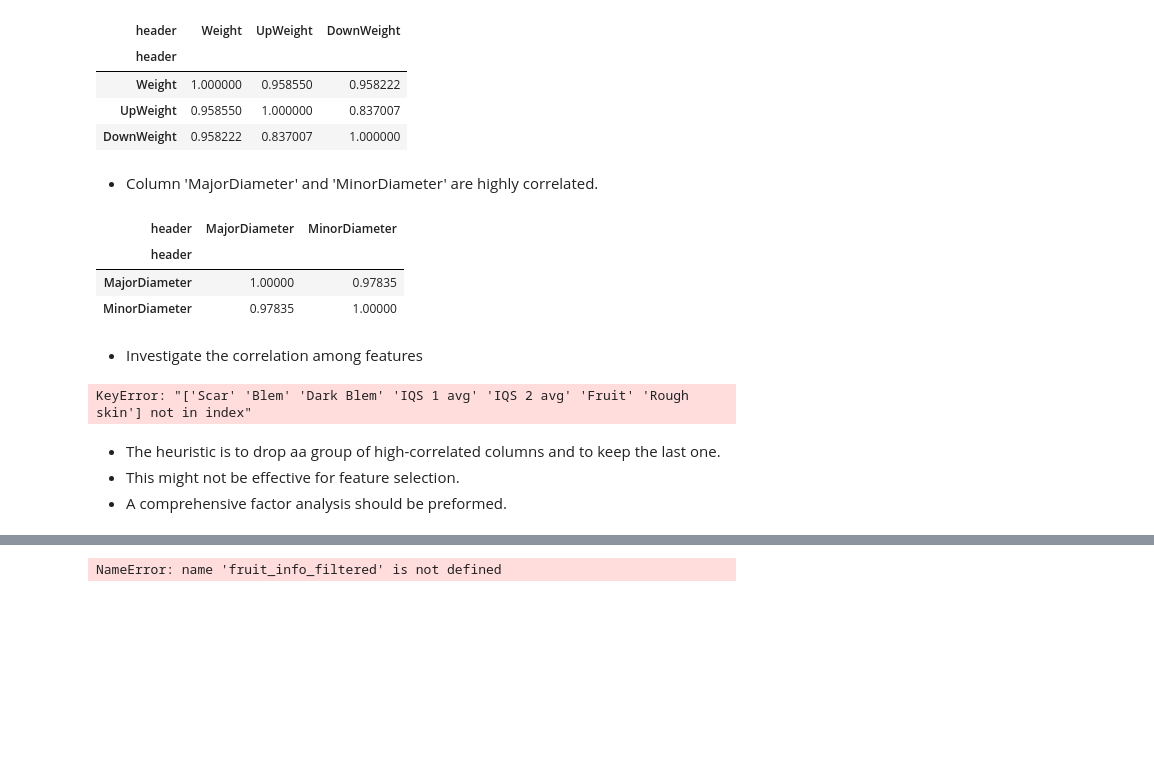
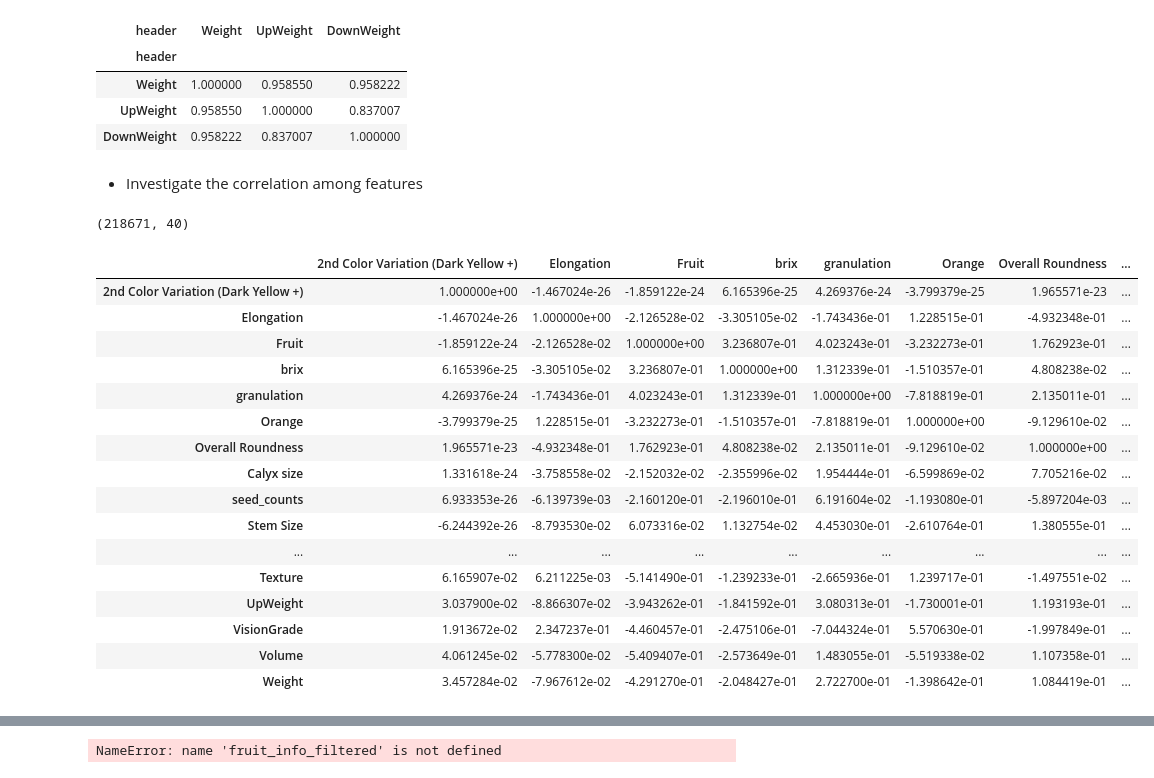
Before and after one commit to Heronalps/LREC_Project, a Jupyter notebook: notebooks/LREC_Project.ipynb, the cells around one changed output, grey strips where cells are left out. Saved outputs shown, nothing was run; the diff lists cells and outputs as text; code cells hidden in the pictures; blank space fills up the shorter version.

```diff
--- a/notebooks/LREC_Project.ipynb
+++ b/notebooks/LREC_Project.ipynb
@@ -82,33 +168,34 @@ df_weight.astype('float64').corr()
 | Weight | 1.000000 | 0.958550 | 0.958222 |
 | UpWeight | 0.958550 | 1.000000 | 0.837007 |
 | DownWeight | 0.958222 | 0.837007 | 1.000000 |
-# %% [markdown]
-* Column 'MajorDiameter' and 'MinorDiameter' are highly correlated.
-# %%
-fruit_info[['MajorDiameter', 'MinorDiameter']].astype('float64').corr()
-# %% [output]
-| header | MajorDiameter | MinorDiameter |
-| header |  |  |
-| MajorDiameter | 1.00000 | 0.97835 |
-| MinorDiameter | 0.97835 | 1.00000 |
 # %% [markdown]
 * Investigate the correlation among features
-# %%
-fruit_info_filtered = fruit_info[['Weight', 'LR_Diff', 'MajorDiameter', 'Volume', 'SizerSize',
-                        'RodPulse', 'RodIndex', 'SizeName', 'Red', 'Red/Orange',
-                        'Dark Orange', 'Orange', 'Orange/Yellow', 'Yellow/Green', 'Green',
-                        'Scar', 'Texture', 'Blem', 'Dark Blem', 'Overall Roundness',
-                        'Trapeziod Angle (Deg)', 'Stem angle', 'Smoothness', 'Flatness',
-                        'Elongation', 'Calyx size', 'Stem Size', 'IQS 1 avg', 'IQS 2 avg',
-                        'Fruit', 'Rough skin', 'Fruit Center X (mm)', 'Fruit Center Y (mm)']]
-correlation_matrix = fruit_info_filtered.astype('float64').corr()
-correlation_matrix
-# %% [output]
-KeyError: "['Scar' 'Blem' 'Dark Blem' 'IQS 1 avg' 'IQS 2 avg' 'Fruit' 'Rough skin'] not in index"
-# %% [markdown]
-* The heuristic is to drop aa group of high-correlated columns and to keep the last one.
-* This might not be effective for feature selection.
-* A comprehensive factor analysis should be preformed.
+# %%
+df_feature.head()
+df_feature.shape
+# %% [output]
+(218671, 40)
+# %%
+correlation_matrix = df_feature.astype('float64').corr()
+correlation_matrix
+# %% [output]
+|  | 2nd Color Variation (Dark Yellow +) | Elongation | Fruit | brix | granulation | Orange | Overall Roundness | ... |
+| 2nd Color Variation (Dark Yellow +) | 1.000000e+00 | -1.467024e-26 | -1.859122e-24 | 6.165396e-25 | 4.269376e-24 | -3.799379e-25 | 1.965571e-23 | ... |
+| Elongation | -1.467024e-26 | 1.000000e+00 | -2.126528e-02 | -3.305105e-02 | -1.743436e-01 | 1.228515e-01 | -4.932348e-01 | ... |
+| Fruit | -1.859122e-24 | -2.126528e-02 | 1.000000e+00 | 3.236807e-01 | 4.023243e-01 | -3.232273e-01 | 1.762923e-01 | ... |
+| brix | 6.165396e-25 | -3.305105e-02 | 3.236807e-01 | 1.000000e+00 | 1.312339e-01 | -1.510357e-01 | 4.808238e-02 | ... |
+| granulation | 4.269376e-24 | -1.743436e-01 | 4.023243e-01 | 1.312339e-01 | 1.000000e+00 | -7.818819e-01 | 2.135011e-01 | ... |
+| Orange | -3.799379e-25 | 1.228515e-01 | -3.232273e-01 | -1.510357e-01 | -7.818819e-01 | 1.000000e+00 | -9.129610e-02 | ... |
+| Overall Roundness | 1.965571e-23 | -4.932348e-01 | 1.762923e-01 | 4.808238e-02 | 2.135011e-01 | -9.129610e-02 | 1.000000e+00 | ... |
+| Calyx size | 1.331618e-24 | -3.758558e-02 | -2.152032e-02 | -2.355996e-02 | 1.954444e-01 | -6.599869e-02 | 7.705216e-02 | ... |
+| seed_counts | 6.933353e-26 | -6.139739e-03 | -2.160120e-01 | -2.196010e-01 | 6.191604e-02 | -1.193080e-01 | -5.897204e-03 | ... |
+| Stem Size | -6.244392e-26 | -8.793530e-02 | 6.073316e-02 | 1.132754e-02 | 4.453030e-01 | -2.610764e-01 | 1.380555e-01 | ... |
+| ... | ... | ... | ... | ... | ... | ... | ... | ... |
+| Texture | 6.165907e-02 | 6.211225e-03 | -5.141490e-01 | -1.239233e-01 | -2.665936e-01 | 1.239717e-01 | -1.497551e-02 | ... |
+| UpWeight | 3.037900e-02 | -8.866307e-02 | -3.943262e-01 | -1.841592e-01 | 3.080313e-01 | -1.730001e-01 | 1.193193e-01 | ... |
+| VisionGrade | 1.913672e-02 | 2.347237e-01 | -4.460457e-01 | -2.475106e-01 | -7.044324e-01 | 5.570630e-01 | -1.997849e-01 | ... |
+| Volume | 4.061245e-02 | -5.778300e-02 | -5.409407e-01 | -2.573649e-01 | 1.483055e-01 | -5.519338e-02 | 1.107358e-01 | ... |
+| Weight | 3.457284e-02 | -7.967612e-02 | -4.291270e-01 | -2.048427e-01 | 2.722700e-01 | -1.398642e-01 | 1.084419e-01 | ... |
 # %%
 for col in correlation_matrix.columns :
     if correlation_matrix[col].between(0.8, 1.0, inclusive = False).any() or \
```
Also changed, not shown: parts of 19 cells of this notebook, 2 other files.
